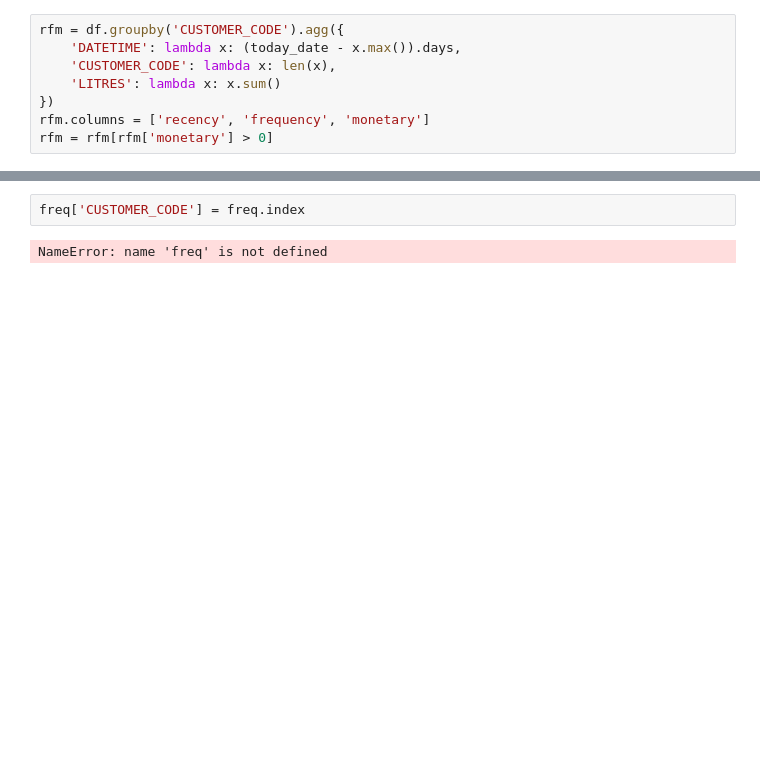
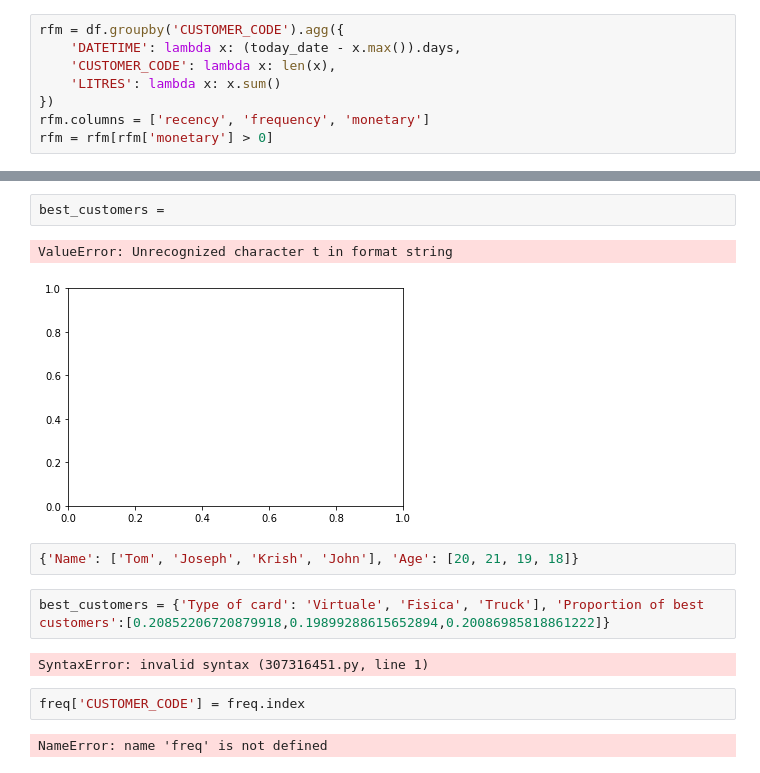
Before and after one commit to Alantjee/GBACDutchieVita, a Jupyter notebook: Transaction data notebook(1)-2.ipynb, the cells around one changed output, grey strips where cells are left out. Cells and saved outputs as stored; diff of their text form; blank space fills up the shorter version.

```diff
--- a/Transaction data notebook(1)-2.ipynb
+++ b/Transaction data notebook(1)-2.ipynb
@@ -329,3 +941,14 @@ NameError: name 'freq' is not defined
+# %%
+best_customers =
+# %% [output]
+ValueError: Unrecognized character t in format string
+[figure, added]
+# %%
+{'Name': ['Tom', 'Joseph', 'Krish', 'John'], 'Age': [20, 21, 19, 18]}
+# %%
+best_customers = {'Type of card': 'Virtuale', 'Fisica', 'Truck'], 'Proportion of best customers':[0.20852206720879918,0.19899288615652894,0.20086985818861222]}
+# %% [output]
+SyntaxError: invalid syntax (307316451.py, line 1)
 # %%
 freq['CUSTOMER_CODE'] = freq.index
 # %% [output]
```
Also changed, not shown: parts of 64 cells of this notebook, 1 other file.
